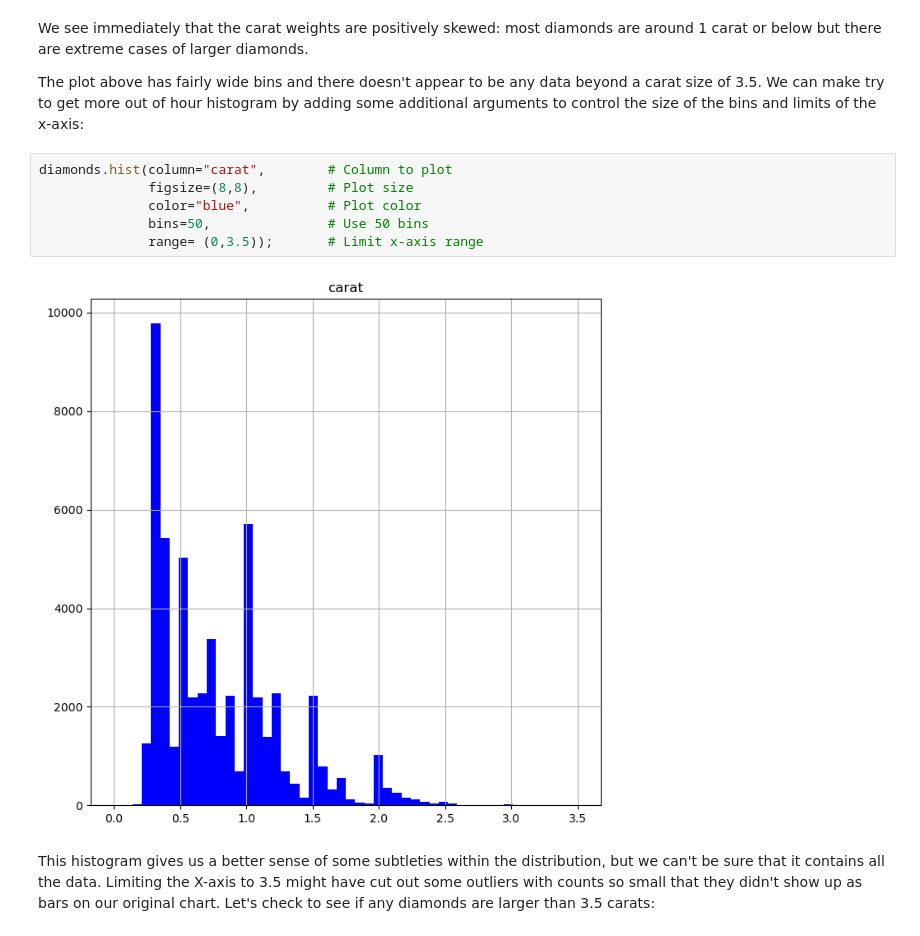
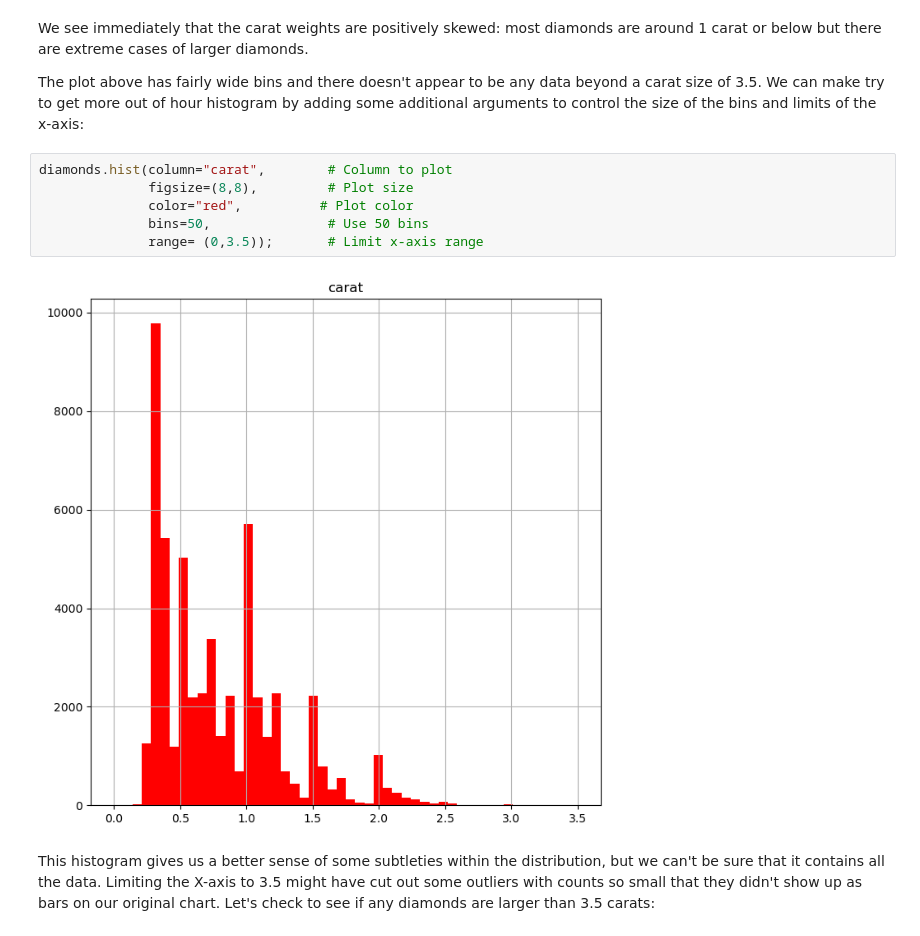
Before and after one commit to Javacream/org.javacream.training.python, a Jupyter notebook: data_analysis/plotting-with-pandas.ipynb, the cells around one changed output. Saved outputs shown, nothing was run; the diff lists cells and outputs as text.

Commit message:
introduce plots

```diff
--- a/data_analysis/plotting-with-pandas.ipynb
+++ b/data_analysis/plotting-with-pandas.ipynb
@@ -40,11 +40,11 @@ The plot above has fairly wide bins and there doesn't appear to be any data beyo
 # %%
 diamonds.hist(column="carat",        # Column to plot
               figsize=(8,8),         # Plot size
-              color="blue",          # Plot color
+              color="red",          # Plot color
               bins=50,               # Use 50 bins
               range= (0,3.5));       # Limit x-axis range
 # %% [output]
-[figure, old version]
+[figure, new version]
 # %% [markdown]
 This histogram gives us a better sense of some subtleties within the distribution, but we can't be sure that it contains all the data. Limiting the X-axis to 3.5 might have cut out some outliers with counts so small that they didn't show up as bars on our original chart. Let's check to see if any diamonds are larger than 3.5 carats:
 # %%
```
Also changed, not shown: parts of 3 cells of this notebook, 2 other files.
